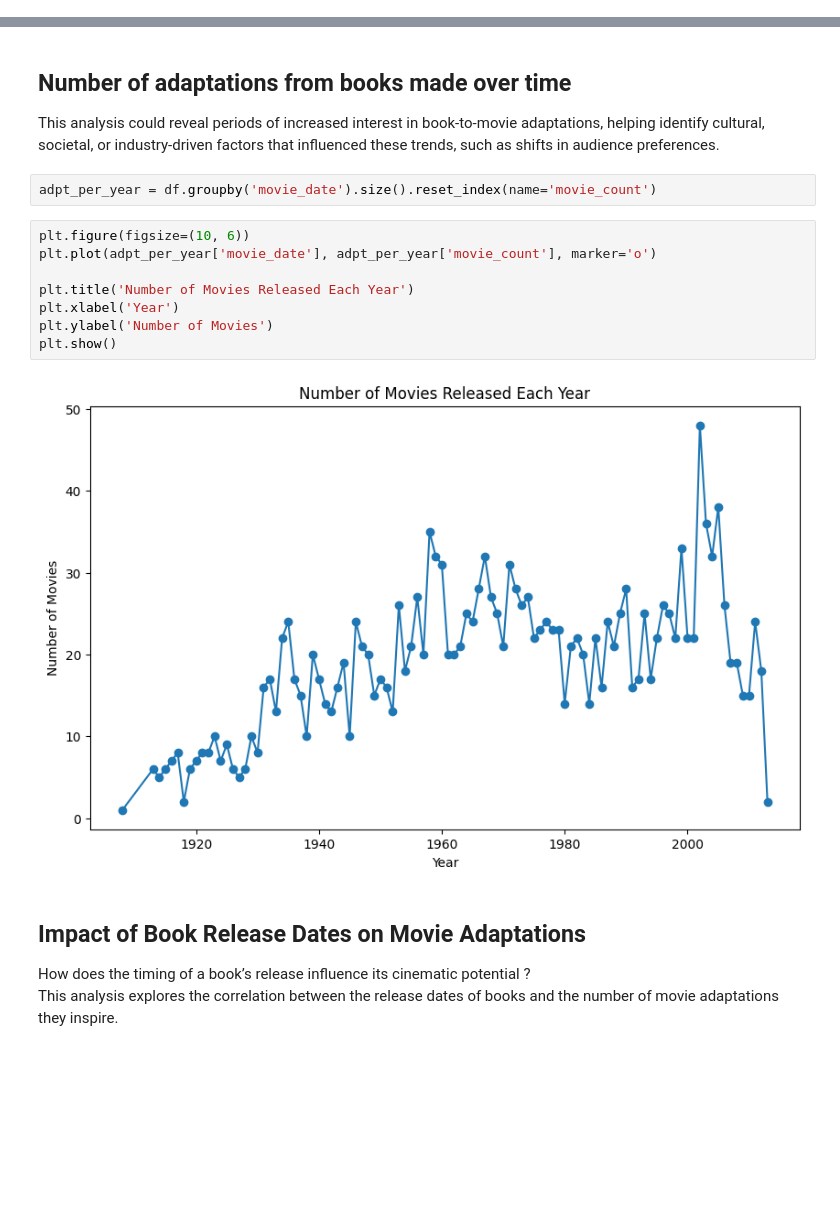
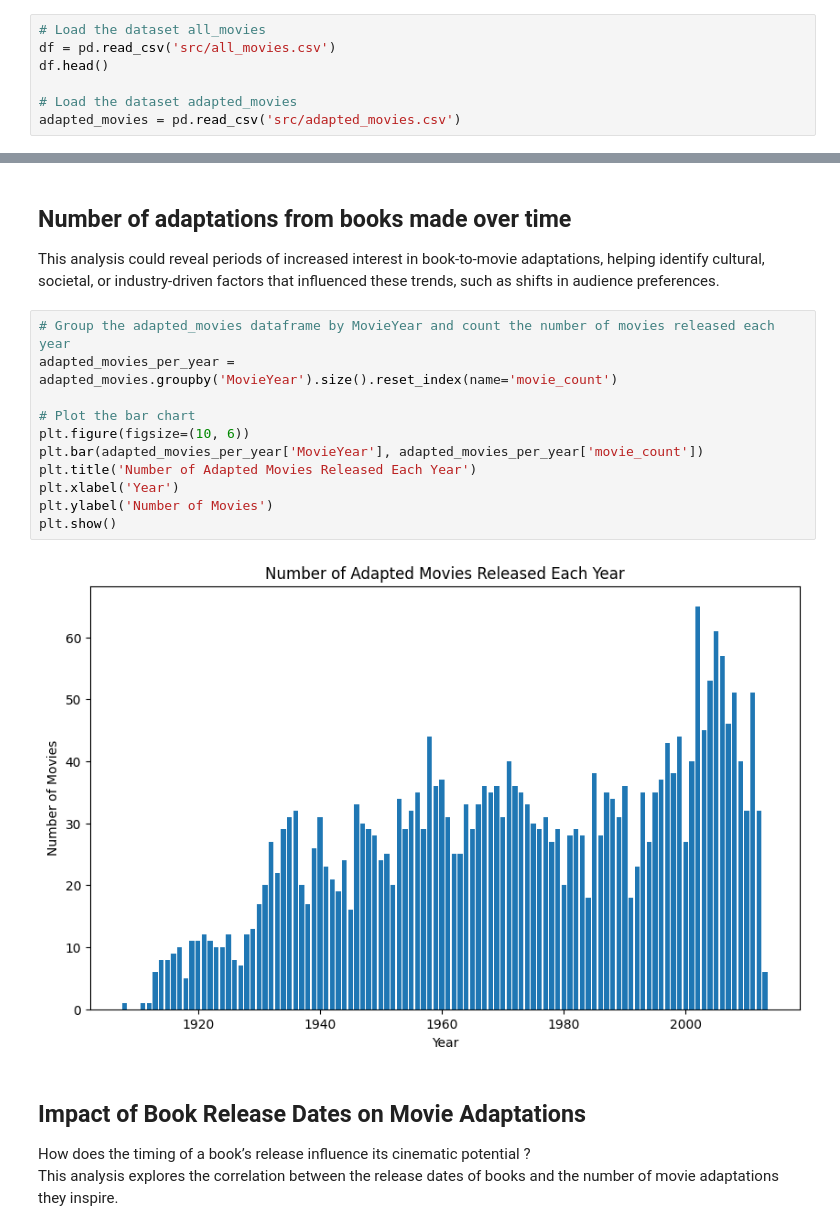
Before and after one commit to epfl-ada/ada-2024-project-padamalgame, a Jupyter notebook: results.ipynb, the cells around one changed output, grey strips where cells are left out. Drawn from its saved outputs; the diff is of its cells as text; blank space fills up the shorter version.

```diff
--- a/results.ipynb
+++ b/results.ipynb
@@ -30,0 +17,7 @@ df.head()
+# %%
+# Load the dataset all_movies
+df = pd.read_csv('src/all_movies.csv')
+df.head()
+
+# Load the dataset adapted_movies
+adapted_movies = pd.read_csv('src/adapted_movies.csv')
@@ -489,18 +459,19 @@ plt.show()
 # %% [markdown]
 ## Number of adaptations from books made over time
 This analysis could reveal periods of increased interest in book-to-movie adaptations, helping identify cultural, societal, or industry-driven factors that influenced these trends, such as shifts in audience preferences.
-# %%
-adpt_per_year = df.groupby('movie_date').size().reset_index(name='movie_count')
 # %%
+# Group the adapted_movies dataframe by MovieYear and count the number of movies released each year
+adapted_movies_per_year = adapted_movies.groupby('MovieYear').size().reset_index(name='movie_count')
+
+# Plot the bar chart
 plt.figure(figsize=(10, 6))
-plt.plot(adpt_per_year['movie_date'], adpt_per_year['movie_count'], marker='o')
-
-plt.title('Number of Movies Released Each Year')
+plt.bar(adapted_movies_per_year['MovieYear'], adapted_movies_per_year['movie_count'])
+plt.title('Number of Adapted Movies Released Each Year')
 plt.xlabel('Year')
 plt.ylabel('Number of Movies')
 plt.show()
 # %% [output]
-[figure, old version]
+[figure, new version]
 # %% [markdown]
 ## Impact of Book Release Dates on Movie Adaptations
 How does the timing of a book’s release influence its cinematic potential ?\
```
Also changed, not shown: parts of 25 cells of this notebook, 2 other files.
